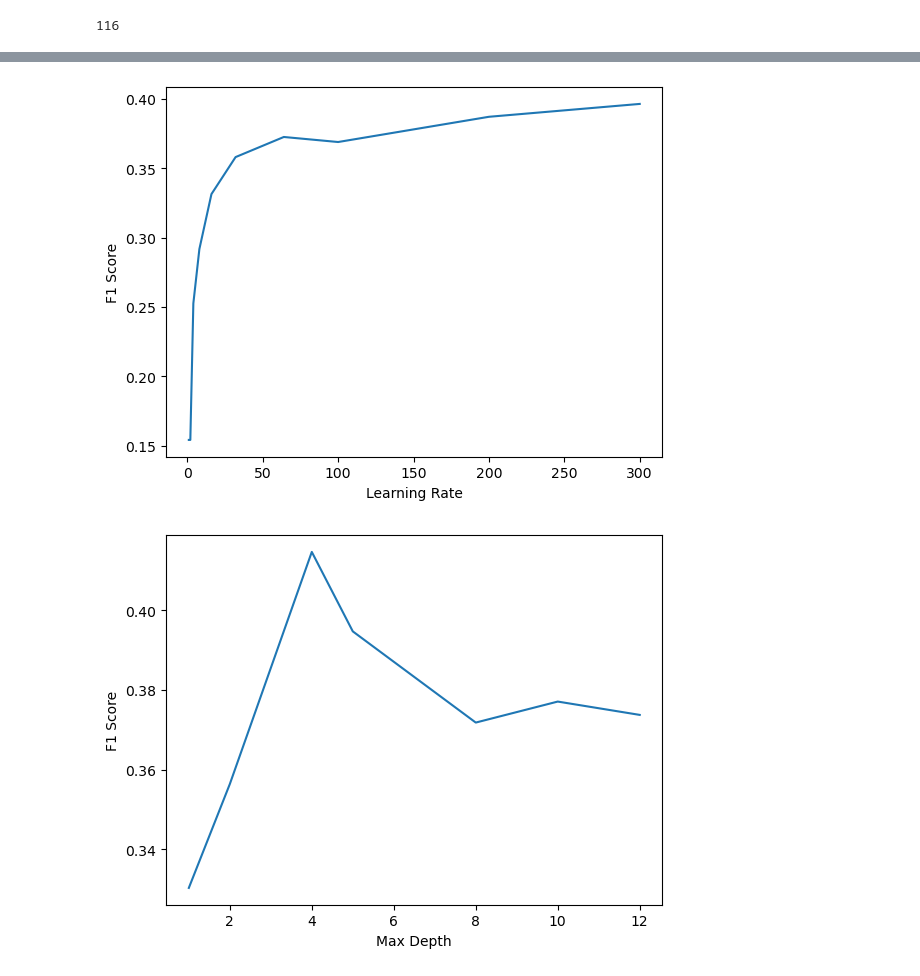
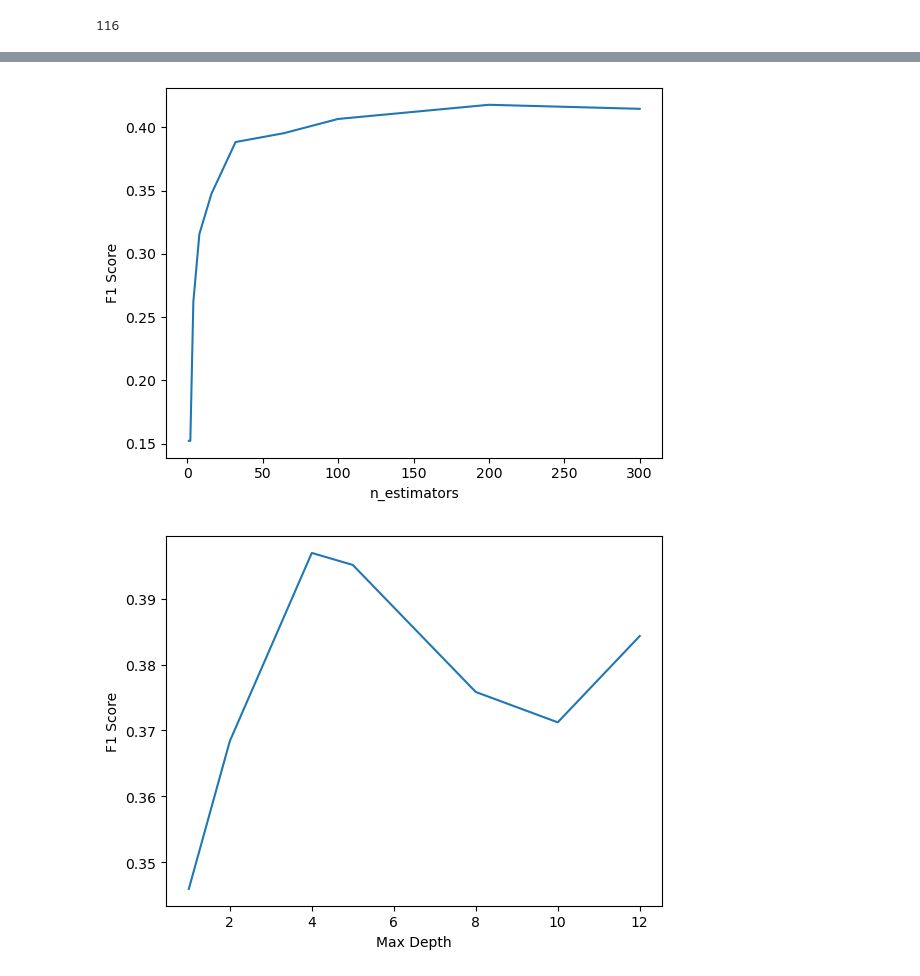
Before and after one commit to ZacLWilliams/Predict_Netflix_Rating, a Jupyter notebook: Analysis.ipynb, the cells around one changed output, grey strips where cells are left out. Cells and saved outputs as stored; diff of their text form; code cells hidden in the pictures.

Commit message:
Removed negative feature importances.

```diff
--- a/Analysis.ipynb
+++ b/Analysis.ipynb
@@ -289,0 +324,8 @@ print(f1_score(y_test, y_GTB, average='macro'))
+# %%
+count = 0
+remove_features = []
+for i in range(len(gtb_importances)):
+    if (gtb_importances[i] < 0):
+        remove_features.append(test_new.columns[i])
+        count = count + 1
+print(count)
@@ -289,0 +338,4 @@ print(f1_score(y_test, y_GTB, average='macro'))
+# %%
+X_norm_test_dropped = pd.DataFrame(X_norm_test, columns=test_new.columns).drop(columns=remove_features)
+
+X_norm_dropped = pd.DataFrame(X_norm, columns=test_new.columns).drop(columns=remove_features)
@@ -297,8 +381,8 @@ from sklearn.metrics import f1_score
 learning_rate = [1.5, 1, 0.5, 0.25, 0.1]
 y_pred_learning = []
 for rate in learning_rate:
-    model = GradientBoostingClassifier(learning_rate=rate).fit(X_norm, y_train)
-    y_pred = model.predict(X_norm_test)
+    model = GradientBoostingClassifier(learning_rate=rate).fit(X_norm_dropped, y_train)
+    y_pred = model.predict(X_norm_test_dropped)
     y_pred_learning.append(f1_score(y_test, y_pred, average='macro'))
 
 plt.plot(learning_rate, y_pred_learning)
@@ -311,8 +395,8 @@ plt.show()
 n_estimators = [1, 2, 4, 8, 16, 32, 64, 100, 200, 300]
 y_pred_est = []
 for n in n_estimators:
-    model = GradientBoostingClassifier(n_estimators=n).fit(X_norm, y_train)
-    y_pred = model.predict(X_norm_test)
+    model = GradientBoostingClassifier(n_estimators=n).fit(X_norm_dropped, y_train)
+    y_pred = model.predict(X_norm_test_dropped)
     y_pred_est.append(f1_score(y_test, y_pred, average='macro'))
 
 plt.plot(n_estimators, y_pred_est)
@@ -320,21 +404,21 @@ plt.ylabel('F1 Score')
 plt.xlabel('n_estimators')
 plt.show()
 # %% [output]
-[figure, old version]
+[figure, new version]
 # %%
 depths = [1, 2, 4, 5, 8, 10, 12]
 y_pred_depth = []
 for depth in depths:
-    model = GradientBoostingClassifier(max_depth=depth).fit(X_norm, y_train)
-    y_pred = model.predict(X_norm_test)
+    model = GradientBoostingClassifier(max_depth=depth).fit(X_norm_dropped, y_train)
+    y_pred = model.predict(X_norm_test_dropped)
     y_pred_depth.append(f1_score(y_test, y_pred, average='macro'))
 
 plt.plot(depths, y_pred_depth)
 plt.ylabel('F1 Score')
 plt.xlabel('Max Depth')
 plt.show()
 # %% [output]
-[figure, old version]
+[figure, new version]
 # %%
 min_samples = np.linspace(0.1, 0.5, 5, endpoint=True)
 y_pred_samples = []
```
Also changed, not shown: parts of 20 cells of this notebook, 1 other file.
